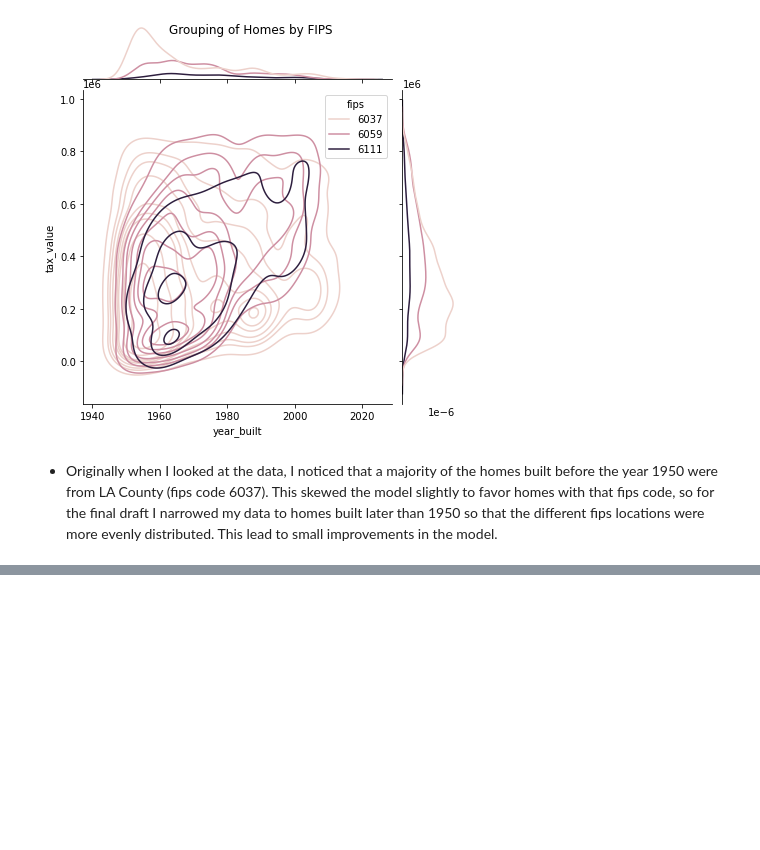
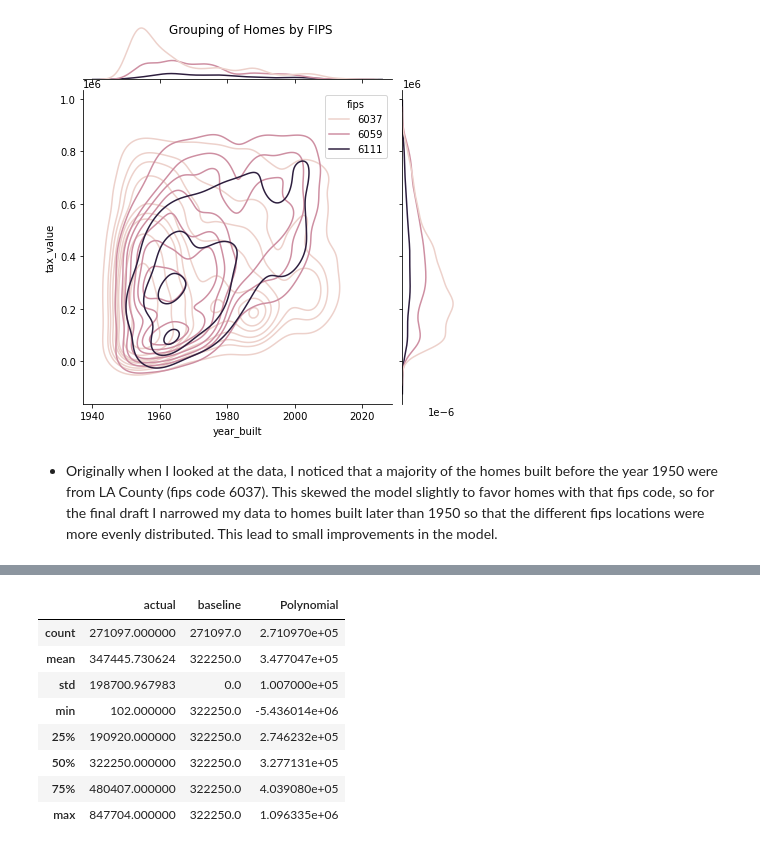
Before and after one commit to BraedenWright/regression-project, a Jupyter notebook: Zillow_Project.ipynb, the cells around one changed output, grey strips where cells are left out. Drawn from its saved outputs; the diff is of its cells as text; code cells hidden in the pictures; blank space fills up the shorter version.

```diff
--- a/Zillow_Project.ipynb
+++ b/Zillow_Project.ipynb
@@ -198,0 +278,13 @@ plt.show()
+# %%
+# KNN (k=2)
+model = KNeighborsRegressor(n_neighbors=2)
+
+# train
+model.fit(x_train_scaled, y_train)
+predictions['KNN(k=2)'] = model.predict(x_train)
+
+# validate
+validate_predictions['KNN(k=2)_validate'] = model.predict(x_validate)
+
+# score
+model.score(x_train_scaled, y_train)
@@ -198,0 +380,23 @@ plt.show()
+# %%
+# TEST
+test_predictions = pd.DataFrame()
+test_predictions['actual'] = test.tax_value
+test_predictions['baseline'] = test.tax_value.median()
+
+# Polynomial (degree=2)
+# Make it
+poly = sklearn.preprocessing.PolynomialFeatures(degree=2, include_bias=False,  interaction_only=False)
+
+# Fit it
+poly.fit(x_train)
+
+x_test_poly = pd.DataFrame(poly.transform(x_test),
+    columns=poly.get_feature_names(x_test.columns),
+    index=test.index,
+)
+
+model = sklearn.linear_model.LinearRegression()
+model.fit(x_train_poly, y_train)
+
+# Use it
+test_predictions['Polynomial'] = model.predict(x_test_poly)
@@ -198,0 +424,12 @@ plt.show()
+# %%
+test_predictions.describe()
+# %% [output]
+|  | actual | baseline | Polynomial |
+| count | 271097.000000 | 271097.0 | 2.710970e+05 |
+| mean | 347445.730624 | 322250.0 | 3.477047e+05 |
+| std | 198700.967983 | 0.0 | 1.007000e+05 |
+| min | 102.000000 | 322250.0 | -5.436014e+06 |
+| 25% | 190920.000000 | 322250.0 | 2.746232e+05 |
+| 50% | 322250.000000 | 322250.0 | 3.277131e+05 |
+| 75% | 480407.000000 | 322250.0 | 4.039080e+05 |
+| max | 847704.000000 | 322250.0 | 1.096335e+06 |
```
Also changed, not shown: parts of 23 cells of this notebook.
